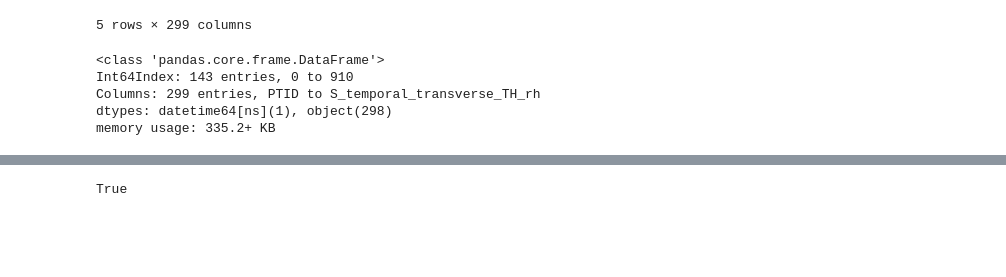
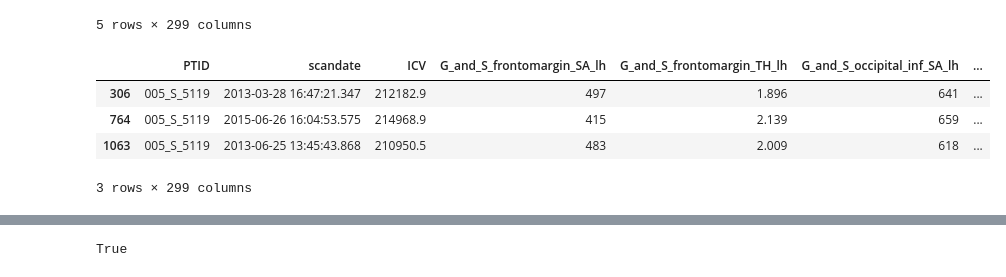
Before and after one commit to ahsanMah/interpretDL, a Jupyter notebook: ADNI.ipynb, the cells around one changed output, grey strips where cells are left out. Saved outputs shown, nothing was run; the diff lists cells and outputs as text; code cells hidden in the pictures; blank space fills up the shorter version.

Commit message:
Cleaned up some files

```diff
--- a/ADNI.ipynb
+++ b/ADNI.ipynb
@@ -259,12 +237,13 @@ cleaned_data.head()
 | 5 | 021_S_5099 | 2013-06-11 14:47:47.885 | 221848.60000000006 | 752 | 2.073 | 960 | ... |
 5 rows × 299 columns
 # %%
-cleaned_data.sort_values(by=["PTID","scandate"])
-cleaned_data=cleaned_data.drop_duplicates(subset="PTID").copy()
-cleaned_data.info()
+cleaned_data.sort_values(by=["PTID"])
+# cleaned_data=cleaned_data.drop_duplicates(subset="PTID").copy()
+# cleaned_data.info()
+cleaned_data[cleaned_data["PTID"].str.match("005_S_5119")]
 # %% [output]
+|  | PTID | scandate | ICV | G_and_S_frontomargin_SA_lh | G_and_S_frontomargin_TH_lh | G_and_S_occipital_inf_SA_lh | ... |
+| 306 | 005_S_5119 | 2013-03-28 16:47:21.347 | 212182.9 | 497 | 1.896 | 641 | ... |
+| 764 | 005_S_5119 | 2015-06-26 16:04:53.575 | 214968.9 | 415 | 2.139 | 659 | ... |
+| 1063 | 005_S_5119 | 2013-06-25 13:45:43.868 | 210950.5 | 483 | 2.009 | 618 | ... |
-<class 'pandas.core.frame.DataFrame'>
-Int64Index: 143 entries, 0 to 910
-Columns: 299 entries, PTID to S_temporal_transverse_TH_rh
-dtypes: datetime64[ns](1), object(298)
-memory usage: 335.2+ KB
+3 rows × 299 columns
```
Also changed, not shown: parts of 5 cells of this notebook, 4 other files.
